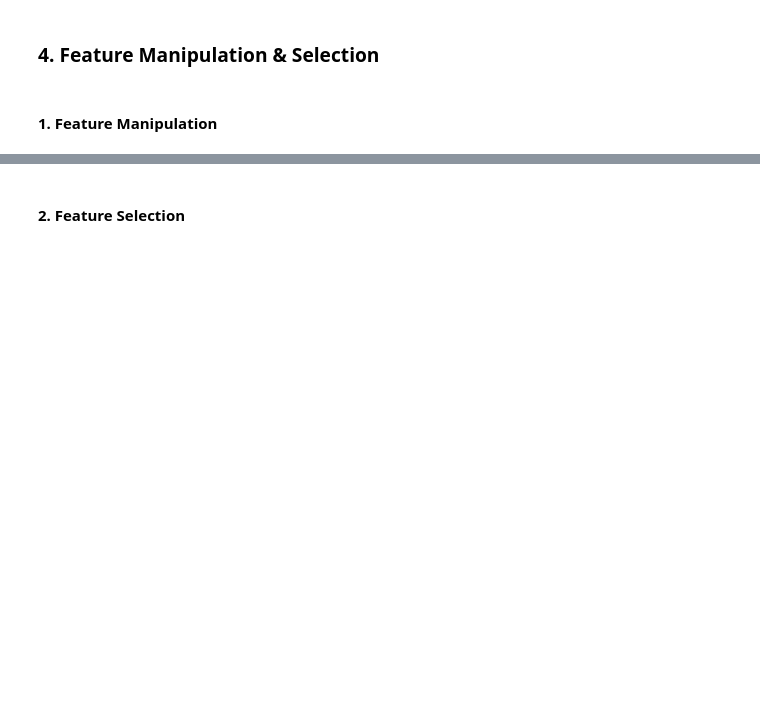
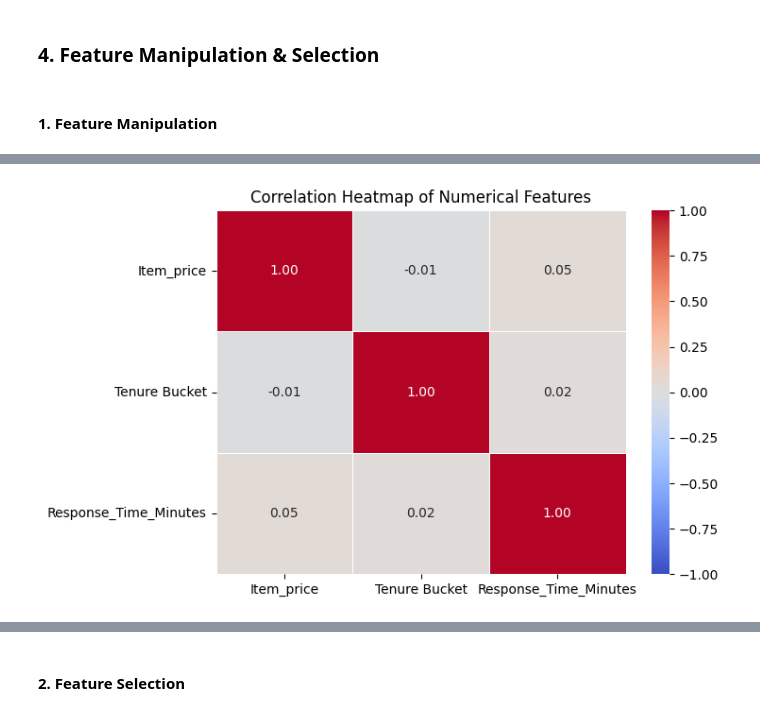
Before and after one commit to Shuvam-2000/Classification-Flipkart-Customer-Service-Satisfaction, a Jupyter notebook: Classification_Flipkart_Customer_Service_Satisfaction.ipynb, the cells around one changed output, grey strips where cells are left out. Cells and saved outputs as stored; diff of their text form; code cells hidden in the pictures; blank space fills up the shorter version.

```diff
--- a/Classification_Flipkart_Customer_Service_Satisfaction.ipynb
+++ b/Classification_Flipkart_Customer_Service_Satisfaction.ipynb
@@ -2434,0 +3041,18 @@ Answer Here.
+# %%
+agent_train_df = pd.DataFrame.sparse.from_spmatrix(
+    agent_train_encoded,
+    columns=agent_columns,
+    index=X_train.index
+)
+
+agent_test_df = pd.DataFrame.sparse.from_spmatrix(
+    agent_test_encoded,
+    columns=agent_columns,
+    index=X_test.index
+)
+
+X_train = X_train.drop(columns=['Agent_name']).join(agent_train_df)
+X_test = X_test.drop(columns=['Agent_name']).join(agent_test_df)
+
+print("X_train shape:", X_train.shape)
+print("X_test shape:", X_test.shape)
@@ -2497,0 +3418,31 @@ Answer Here.
+# %%
+import matplotlib.pyplot as plt
+import seaborn as sns
+
+# Select only the original numerical features
+numerical_features = [
+    'Item_price',
+    'Tenure Bucket',
+    'Response_Time_Minutes'
+]
+
+# Calculate correlation
+correlation_matrix = X_train[numerical_features].corr()
+
+# Plot heatmap
+plt.figure(figsize=(7, 5))
+
+sns.heatmap(
+    correlation_matrix,
+    annot=True,
+    cmap='coolwarm',
+    fmt='.2f',
+    vmin=-1,
+    vmax=1,
+    linewidths=0.5
+)
+
+plt.title("Correlation Heatmap of Numerical Features")
+plt.show()
+# %% [output]
+[figure, added]
```
Also changed, not shown: parts of 88 cells of this notebook.
